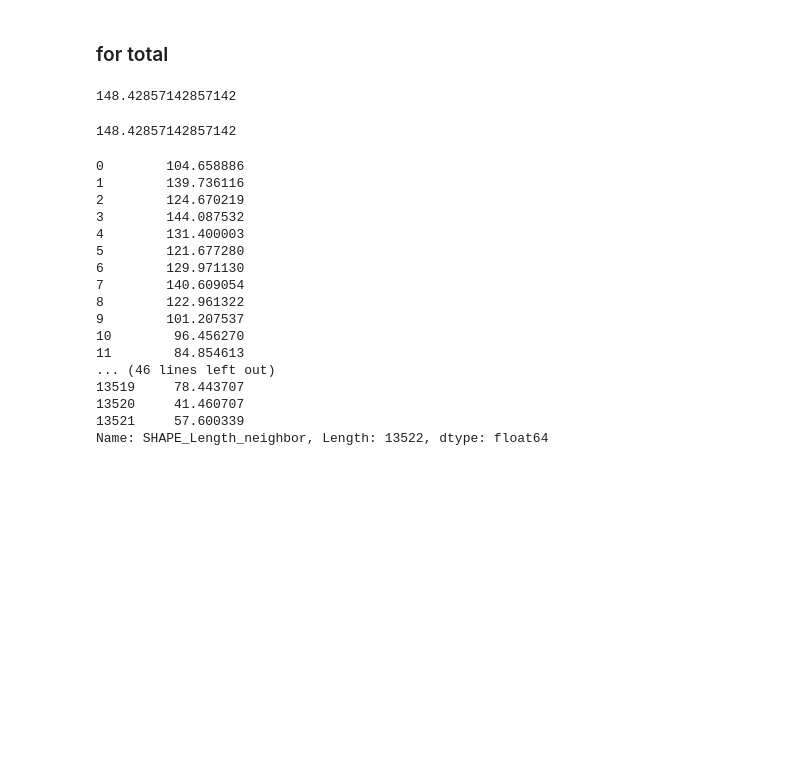
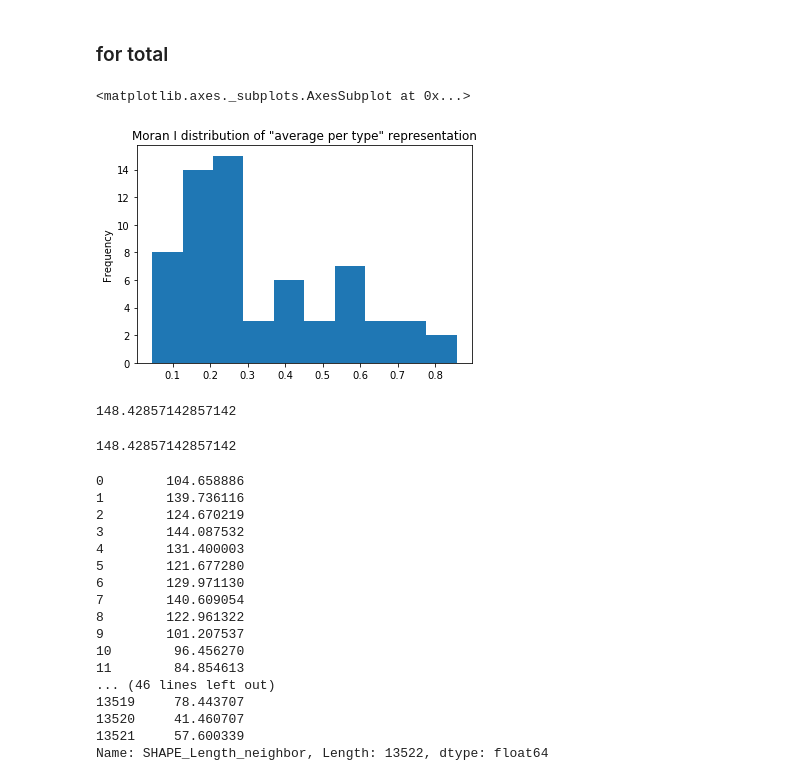
Before and after one commit to JHWu92/cysf_pred, a Jupyter notebook: spatial correlation - moran.ipynb, the cells around one changed output. Saved outputs shown, nothing was run; the diff lists cells and outputs as text; code cells hidden in the pictures; blank space fills up the shorter version.

```diff
--- a/spatial correlation - moran.ipynb
+++ b/spatial correlation - moran.ipynb
@@ -263,6 +238,11 @@ for i_thres in [0.1, 0.3, 0.5, 0.7, 0.8]:
 db_150_total = df_db_binary_total.db_b==150
 sig_rand_total = df_db_binary_total.p_rand<0.05
 sig_cols_total = df_db_binary_total[db_150_total & sig_rand_total].column.tolist()
+# %%
+df_db_binary_total[db_150_total & sig_rand_total].I.plot(kind='hist',title='Moran I distribution of "average across type" representation')
+# %% [output]
+<matplotlib.axes._subplots.AxesSubplot at 0x...>
+[figure, added]
 # %%
 res_total = {}
 for col in sig_cols_total:
```
Also changed, not shown: parts of 6 cells of this notebook, 3 other files.
